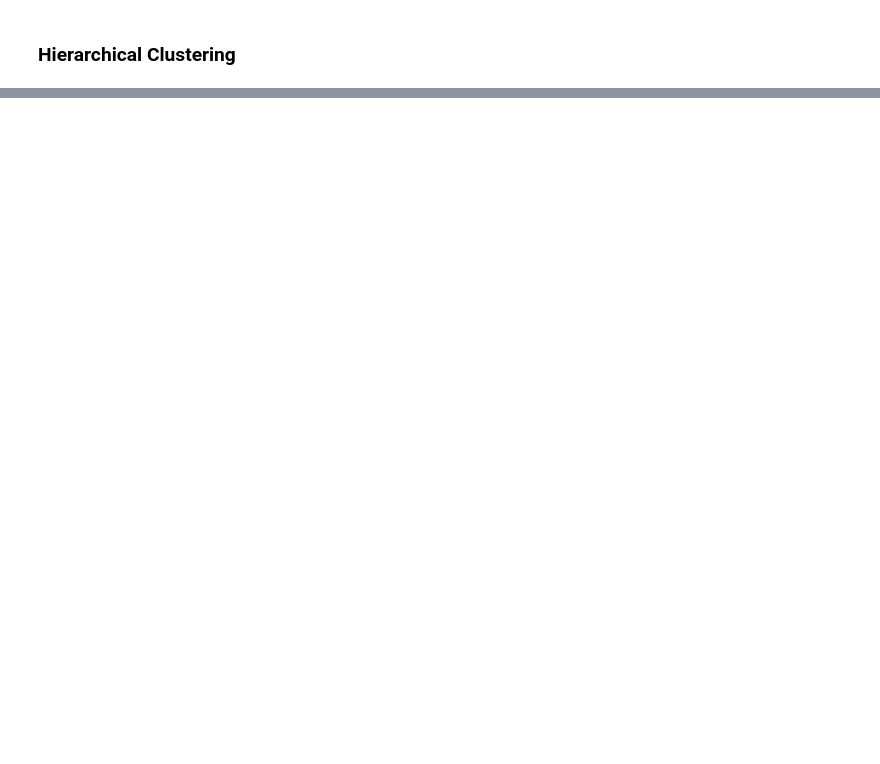
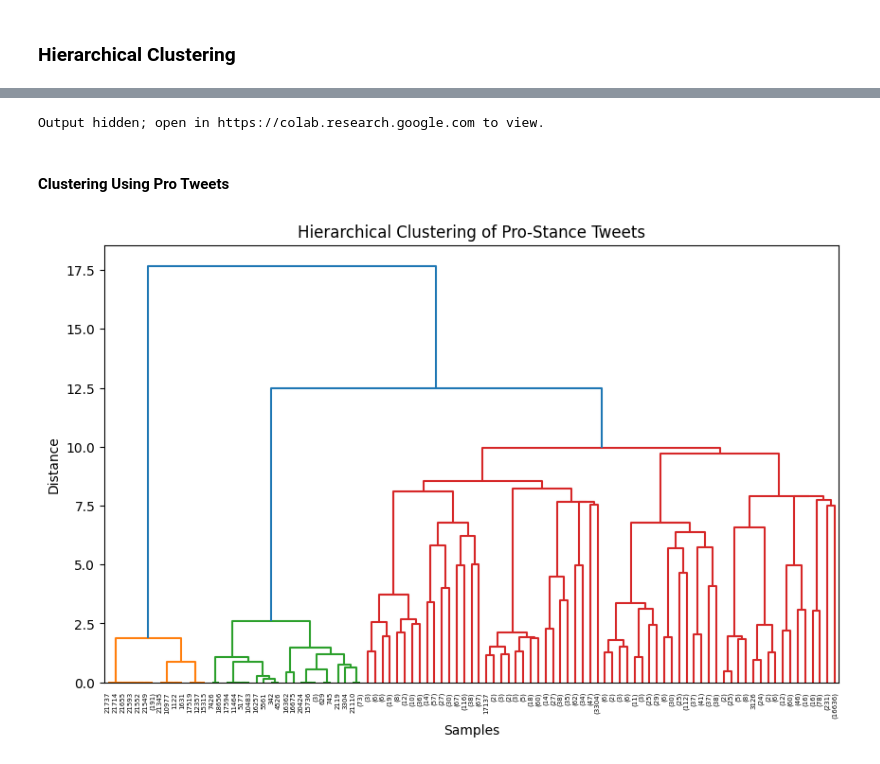
Before and after one commit to ramya1907/climate-change-tweets-analysis, a Jupyter notebook: climate_change_stance_analysis.ipynb, the cells around one changed output, grey strips where cells are left out. Drawn from its saved outputs; the diff is of its cells as text; code cells hidden in the pictures; blank space fills up the shorter version.

Commit message:
Refactor clustering implementations and update comments for clarity

```diff
--- a/climate_change_stance_analysis.ipynb
+++ b/climate_change_stance_analysis.ipynb
@@ -924,0 +922,44 @@ for cluster_id, terms in top_terms_per_cluster.items():
+# %%
+clustering = AgglomerativeClustering(n_clusters = 12, linkage='ward')
+anti_y_predA = clustering.fit_predict(anti_X)
+
+#Dictionary to store top terms for each cluster
+top_terms_per_cluster = {}
+for cluster_id in range(12):
+  cluster_indices = np.where(anti_y_predA == cluster_id)[0]
+  cluster_tfidf = anti_X.iloc[cluster_indices]
+  mean_tfidf_scores = cluster_tfidf.mean(axis=0)
+  top_terms = mean_tfidf_scores.nlargest(30)
+  top_terms_per_cluster[cluster_id] = top_terms
+
+# Word clouds for each cluster
+for cluster_id, terms in top_terms_per_cluster.items():
+  wordcloud = WordCloud(width=800, height=400, background_color='white').generate_from_frequencies(dict(terms))
+  plt.figure(figsize=(10, 5))
+  plt.imshow(wordcloud, interpolation='bilinear')
+  plt.title(f'Cluster {cluster_id} Word Cloud')
+  plt.axis('off')
+  plt.show()
+# %% [output]
+Output hidden; open in https://colab.research.google.com to view.
+# %% [markdown]
+#### Clustering Using Pro Tweets
+# %%
+pro_df = combined_df[combined_df['label'] == 1]
+pro_tokenized_tweets = pro_df['tokenized_tweet'].tolist()
+tfidf_vectorizer = TfidfVectorizer(max_features=800)
+pro_tfidf_matrix = tfidf_vectorizer.fit_transform(pro_tokenized_tweets)
+
+# Convert TF-IDF matrix to DataFrame
+pro_X = pd.DataFrame(pro_tfidf_matrix.toarray(), columns=tfidf_vectorizer.get_feature_names_out(), index = pro_df.index)
+linkage_matrix = linkage(pro_X, method='ward')
+
+# Plot the dendrogram
+plt.figure(figsize=(10, 6))
+dendrogram(linkage_matrix, truncate_mode='level', p=7)
+plt.title('Hierarchical Clustering of Pro-Stance Tweets')
+plt.xlabel('Samples')
+plt.ylabel('Distance')
+plt.show()
+# %% [output]
+[figure, added]
```
Also changed, not shown: parts of 60 cells of this notebook.
